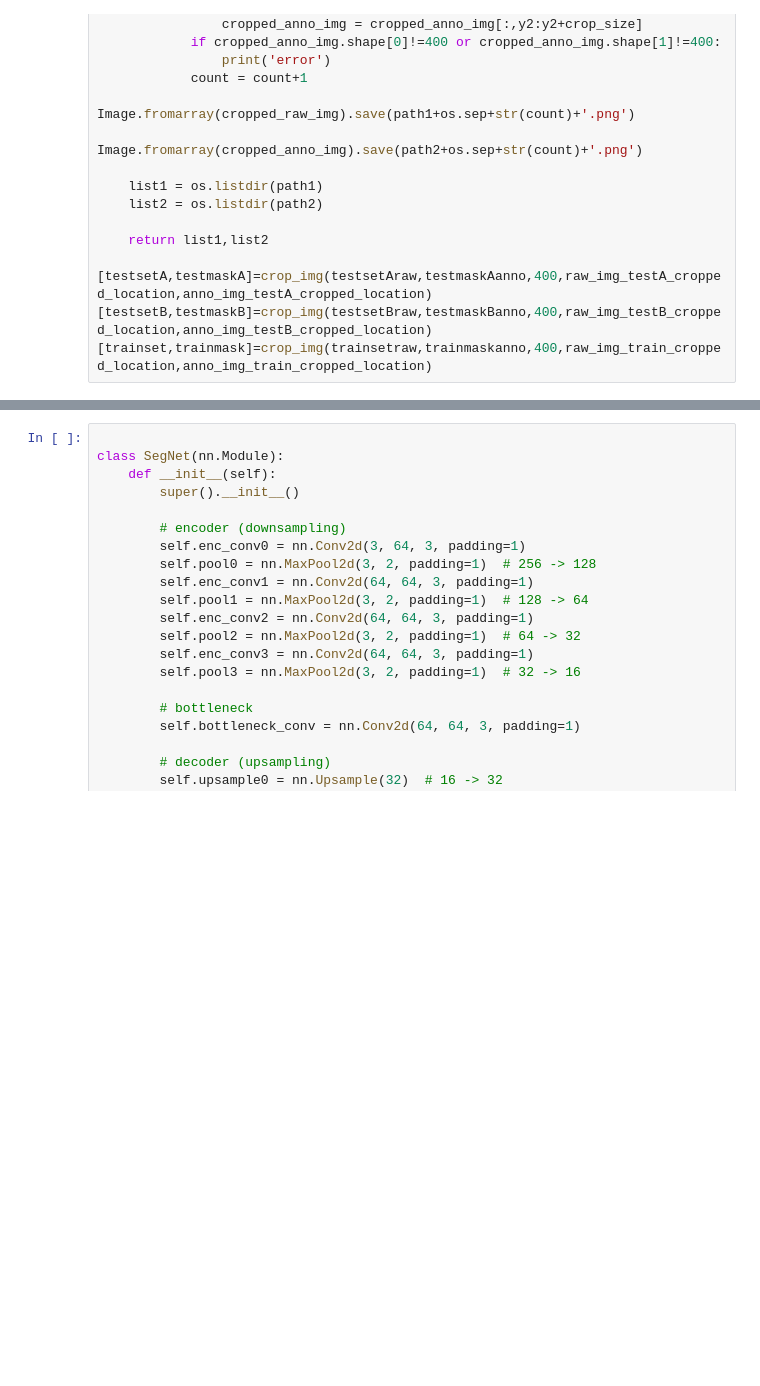
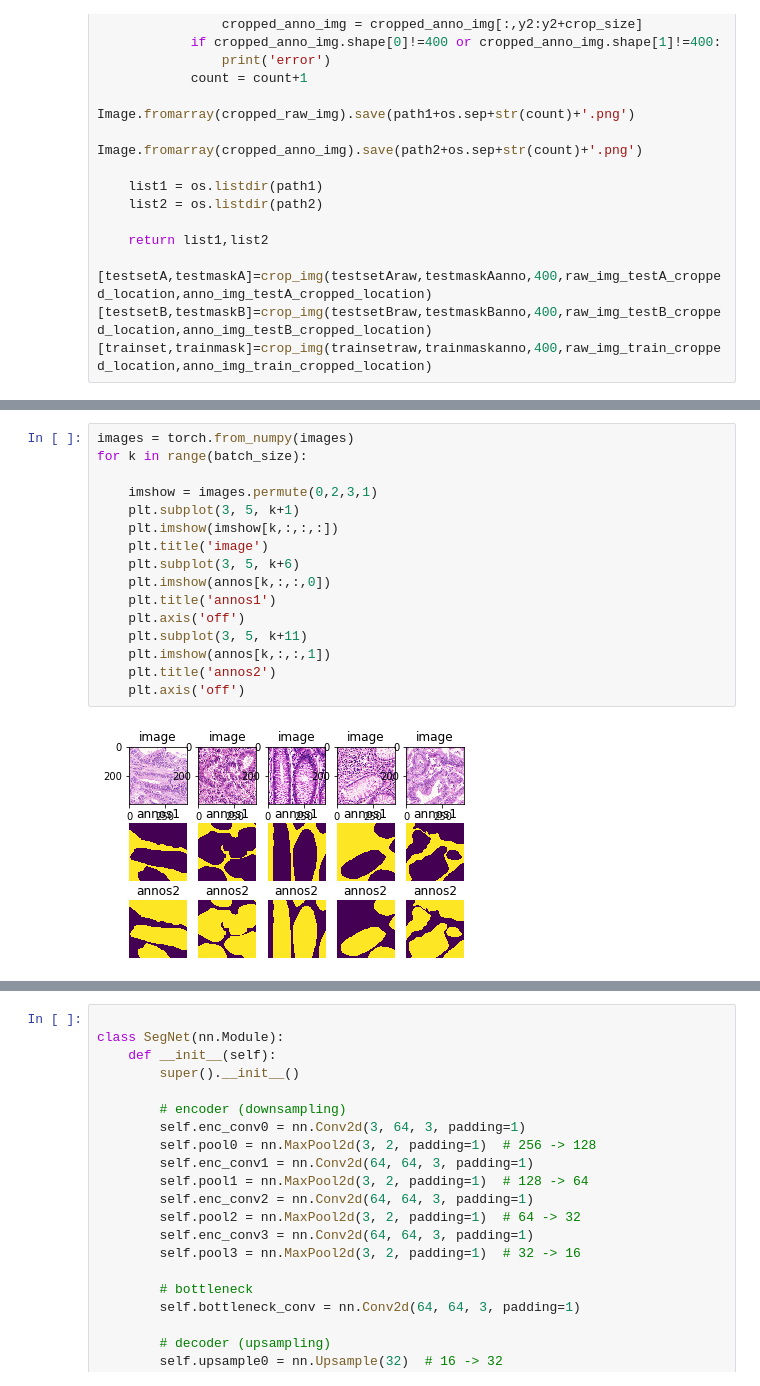
Before and after one commit to hannaLyu/Deep-learning-project, a Jupyter notebook: Segmentation.ipynb, the cells around one changed output, grey strips where cells are left out. Drawn from its saved outputs; the diff is of its cells as text; blank space fills up the shorter version.

```diff
--- a/Segmentation.ipynb
+++ b/Segmentation.ipynb
@@ -232,4 +238,22 @@ batch_size=5
 images, annos = batch_generator(img_list, anno_list,batch_size, 2)
+# %%
+images = torch.from_numpy(images)
+for k in range(batch_size):
+
+    imshow = images.permute(0,2,3,1)
+    plt.subplot(3, 5, k+1)
+    plt.imshow(imshow[k,:,:,:])
+    plt.title('image')
+    plt.subplot(3, 5, k+6)
+    plt.imshow(annos[k,:,:,0])
+    plt.title('annos1')
+    plt.axis('off')
+    plt.subplot(3, 5, k+11)
+    plt.imshow(annos[k,:,:,1])
+    plt.title('annos2')
+    plt.axis('off')
+# %% [output]
+[figure, added]
 # %%
 #check batch and show some data
 
```
Also changed, not shown: parts of 4 cells of this notebook.
